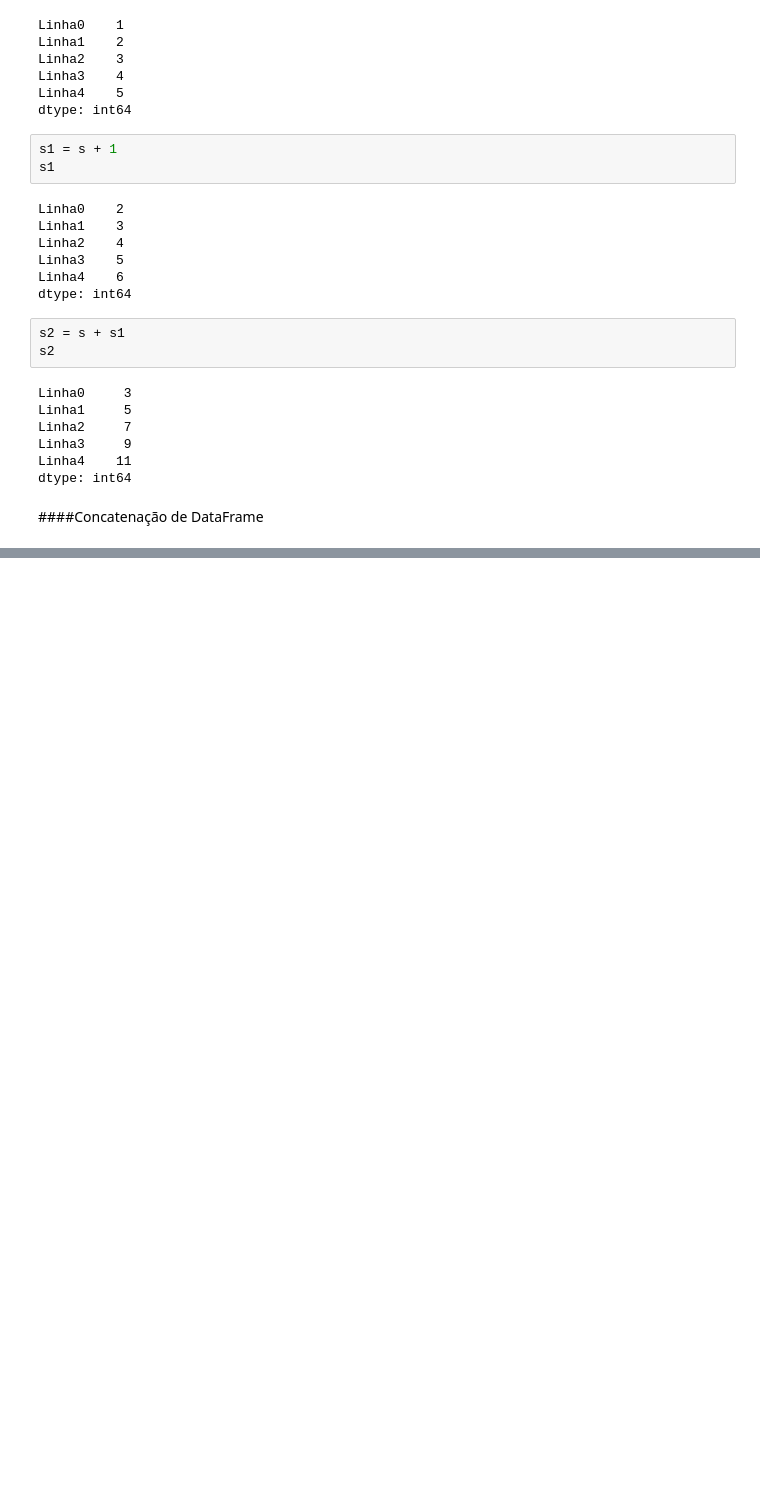
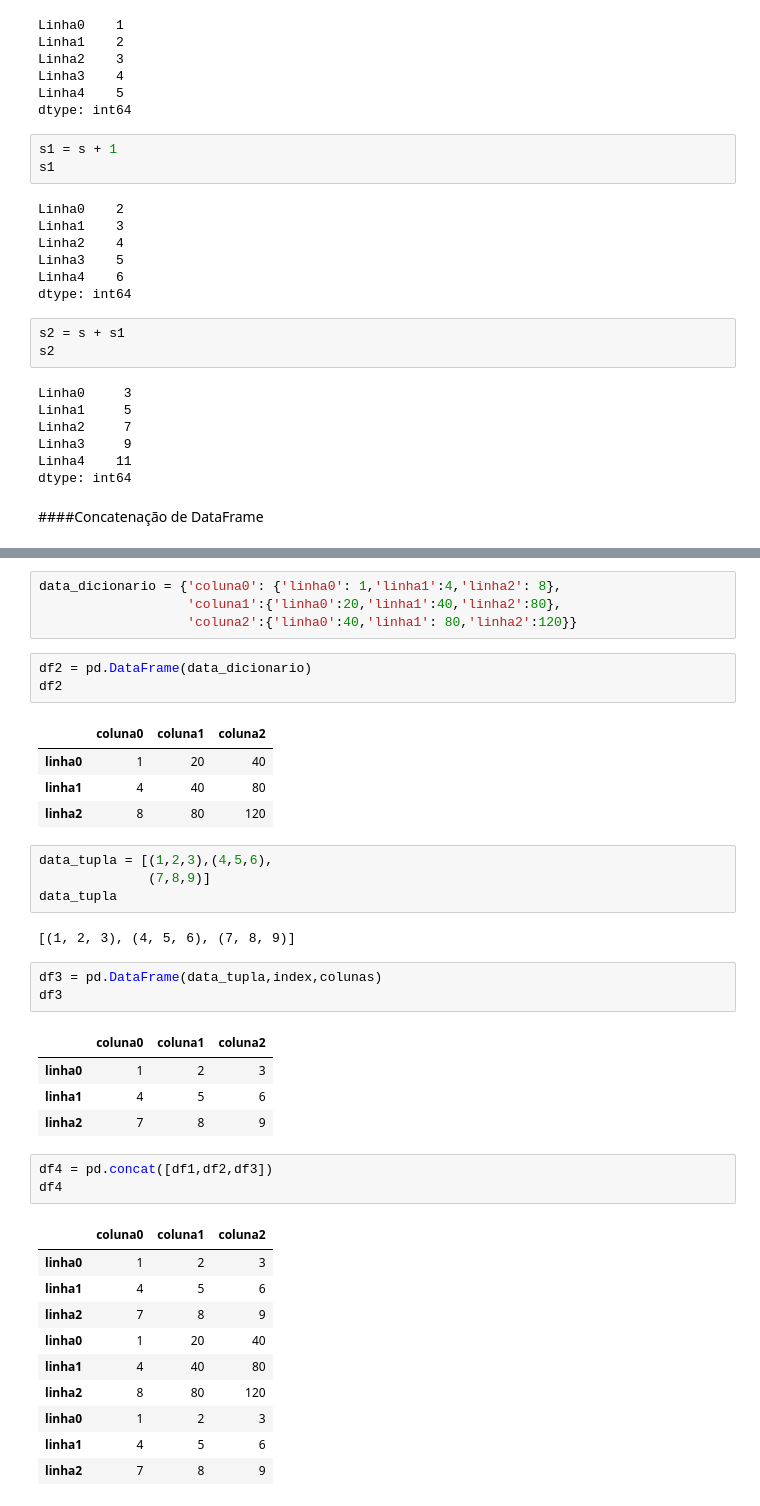
Before and after one commit to King-Bowie/pandas-testando-e-analisando, a Jupyter notebook: Pandas_Extras_testando_e_analisando.ipynb, the cells around one changed output, grey strips where cells are left out. Drawn from its saved outputs; the diff is of its cells as text; blank space fills up the shorter version.

```diff
--- a/Pandas_Extras_testando_e_analisando.ipynb
+++ b/Pandas_Extras_testando_e_analisando.ipynb
@@ -203,0 +241,40 @@ dtype: int64
+# %%
+data_dicionario = {'coluna0': {'linha0': 1,'linha1':4,'linha2': 8},
+                   'coluna1':{'linha0':20,'linha1':40,'linha2':80},
+                   'coluna2':{'linha0':40,'linha1': 80,'linha2':120}}
+# %%
+df2 = pd.DataFrame(data_dicionario)
+df2
+# %% [output]
+|  | coluna0 | coluna1 | coluna2 |
+| linha0 | 1 | 20 | 40 |
+| linha1 | 4 | 40 | 80 |
+| linha2 | 8 | 80 | 120 |
+# %%
+data_tupla = [(1,2,3),(4,5,6),
+              (7,8,9)]
+data_tupla
+# %% [output]
+[(1, 2, 3), (4, 5, 6), (7, 8, 9)]
+# %%
+df3 = pd.DataFrame(data_tupla,index,colunas)
+df3
+# %% [output]
+|  | coluna0 | coluna1 | coluna2 |
+| linha0 | 1 | 2 | 3 |
+| linha1 | 4 | 5 | 6 |
+| linha2 | 7 | 8 | 9 |
+# %%
+df4 = pd.concat([df1,df2,df3])
+df4
+# %% [output]
+|  | coluna0 | coluna1 | coluna2 |
+| linha0 | 1 | 2 | 3 |
+| linha1 | 4 | 5 | 6 |
+| linha2 | 7 | 8 | 9 |
+| linha0 | 1 | 20 | 40 |
+| linha1 | 4 | 40 | 80 |
+| linha2 | 8 | 80 | 120 |
+| linha0 | 1 | 2 | 3 |
+| linha1 | 4 | 5 | 6 |
+| linha2 | 7 | 8 | 9 |
```
Also changed, not shown: parts of 53 cells of this notebook.
